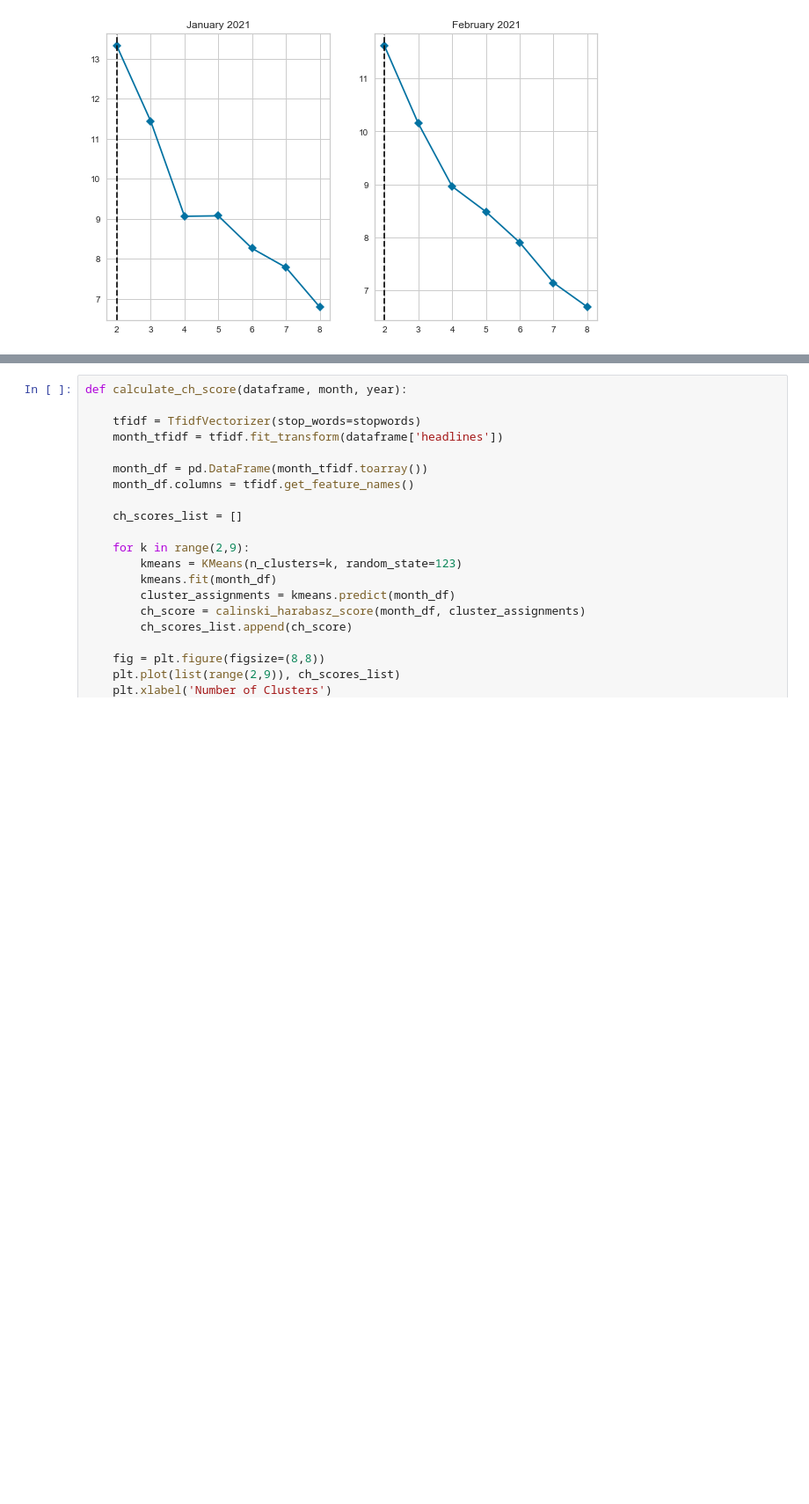
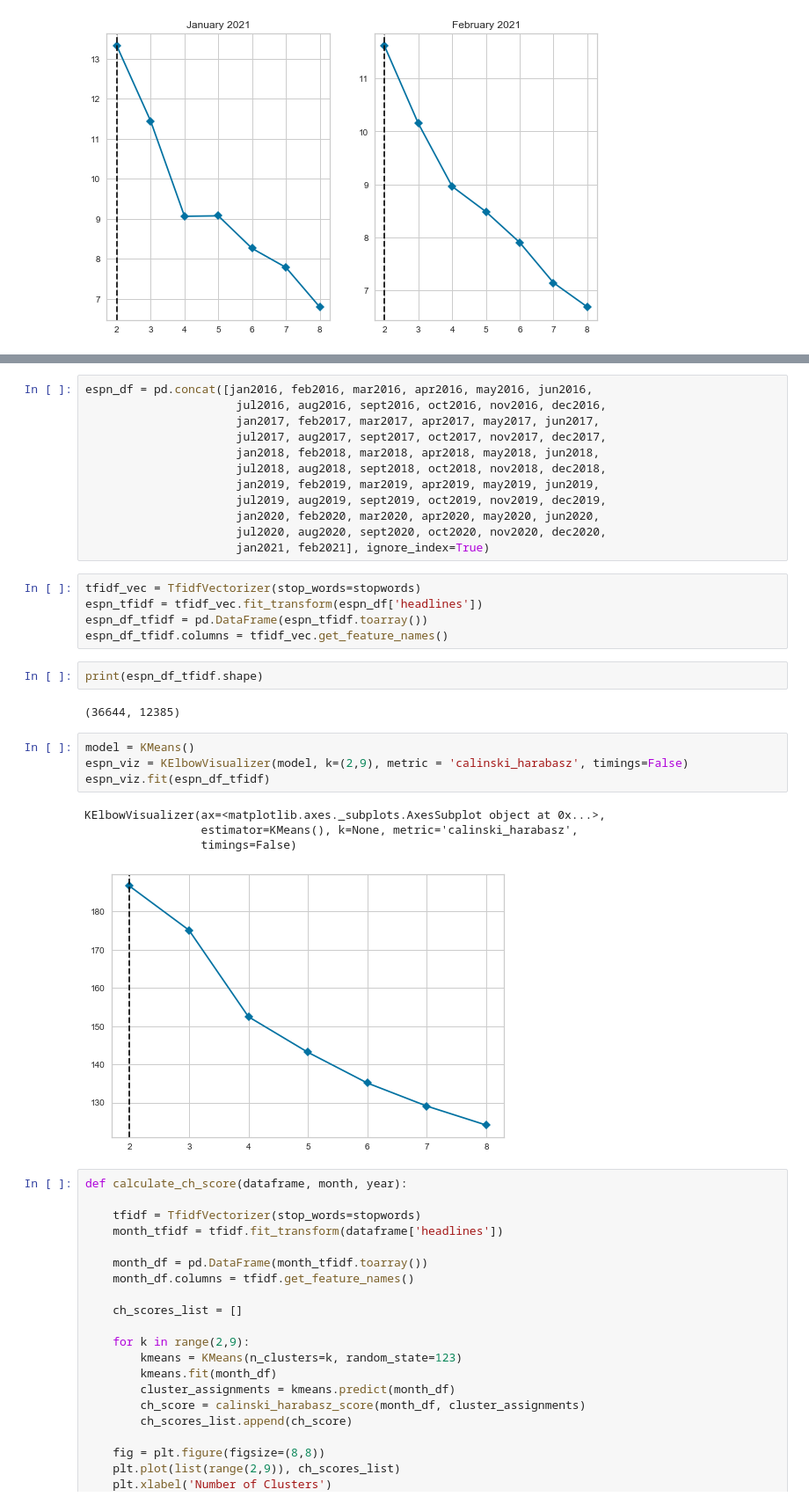
Before and after one commit to jeremy-lee93/capstone-project, a Jupyter notebook: webscraping_headlines.ipynb, the cells around one changed output, grey strips where cells are left out. Shown at 88% size. Cells and saved outputs as stored; diff of their text form; blank space fills up the shorter version.

```diff
--- a/webscraping_headlines.ipynb
+++ b/webscraping_headlines.ipynb
@@ -757,3 +775,33 @@ Text(0.5, 1.0, 'February 2021')
+# %%
+espn_df = pd.concat([jan2016, feb2016, mar2016, apr2016, may2016, jun2016,
+                      jul2016, aug2016, sept2016, oct2016, nov2016, dec2016,
+                      jan2017, feb2017, mar2017, apr2017, may2017, jun2017,
+                      jul2017, aug2017, sept2017, oct2017, nov2017, dec2017,
+                      jan2018, feb2018, mar2018, apr2018, may2018, jun2018,
+                      jul2018, aug2018, sept2018, oct2018, nov2018, dec2018,
+                      jan2019, feb2019, mar2019, apr2019, may2019, jun2019,
+                      jul2019, aug2019, sept2019, oct2019, nov2019, dec2019,
+                      jan2020, feb2020, mar2020, apr2020, may2020, jun2020,
+                      jul2020, aug2020, sept2020, oct2020, nov2020, dec2020,
+                      jan2021, feb2021], ignore_index=True)
+# %%
+tfidf_vec = TfidfVectorizer(stop_words=stopwords)
+espn_tfidf = tfidf_vec.fit_transform(espn_df['headlines'])
+espn_df_tfidf = pd.DataFrame(espn_tfidf.toarray())
+espn_df_tfidf.columns = tfidf_vec.get_feature_names()
+# %%
+print(espn_df_tfidf.shape)
+# %% [output]
+(36644, 12385)
+# %%
+model = KMeans()
+espn_viz = KElbowVisualizer(model, k=(2,9), metric = 'calinski_harabasz', timings=False)
+espn_viz.fit(espn_df_tfidf)
+# %% [output]
+KElbowVisualizer(ax=<matplotlib.axes._subplots.AxesSubplot object at 0x...>,
+                 estimator=KMeans(), k=None, metric='calinski_harabasz',
+                 timings=False)
+[figure, added]
 # %%
 def calculate_ch_score(dataframe, month, year):
 
```
Also changed, not shown: parts of 30 cells of this notebook.
